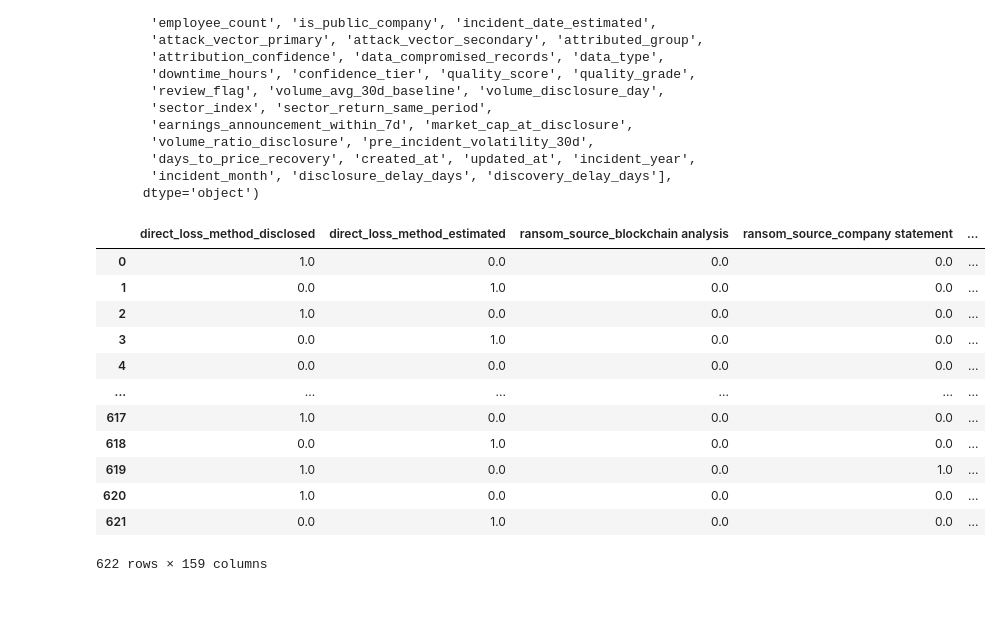
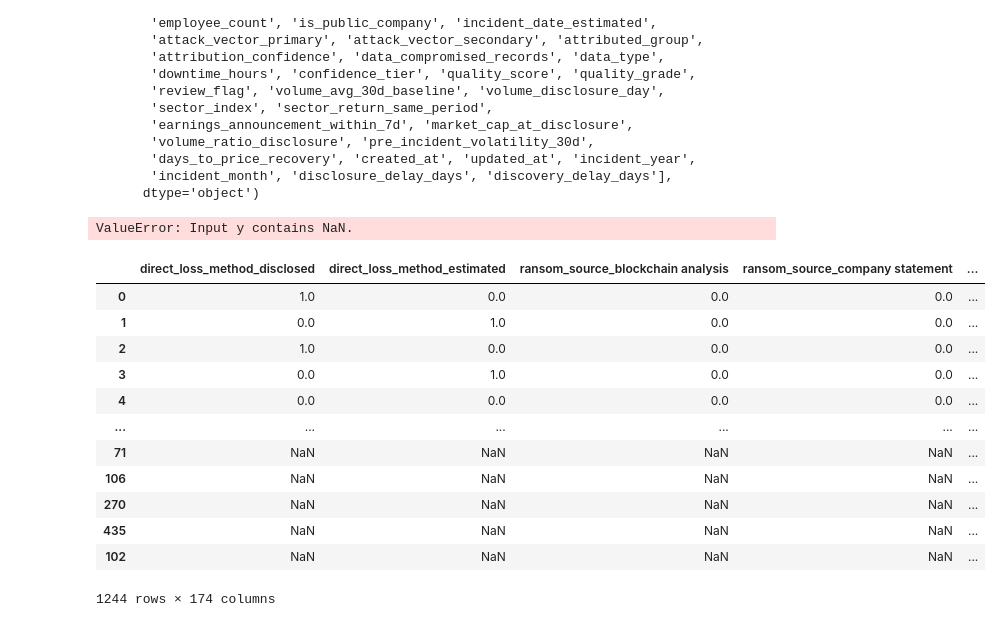
Before and after one commit to subhan0rizwan/cyber-loss-KNN, a Jupyter notebook: KNN - Cyber.ipynb, the cells around one changed output. Cells and saved outputs as stored; diff of their text form; code cells hidden in the pictures.

```diff
--- a/KNN - Cyber.ipynb
+++ b/KNN - Cyber.ipynb
@@ -229,22 +228,45 @@ categorical_columns = X_train.select_dtypes(include=['object']).fillna('Unknown'
 encoder = OneHotEncoder(sparse_output=False, drop='first', handle_unknown='ignore')
 
 encoded1 = encoder.fit_transform(X_train[categorical_columns])
+# %%
+from sklearn.compose import make_column_transformer
+from sklearn.impute import SimpleImputer
+from sklearn.compose import make_column_selector
+from sklearn.svm import SVC
+
+num_pipe = make_pipeline(
+    SimpleImputer(strategy="median"),
+    StandardScaler()
+)
+
+preprocessor = make_column_transformer(
+    (OneHotEncoder(sparse_output=False, drop='first', handle_unknown='ignore'), make_column_selector(dtype_include=object)),
+    (num_pipe,      make_column_selector(dtype_include=['int64', 'float64']))
+)
+
+model = make_pipeline(
+    preprocessor,
+    KNeighborsClassifier(n_neighbors=3),
+)
+
+model.fit(X_train, y_train)
+# %% [output]
+ValueError: Input y contains NaN.
 # %%
 encoded_cat = pd.DataFrame(encoded1, columns = encoder.get_feature_names_out(categorical_columns))
 
-
-encoded_cat
+X_train_encoded = pd.concat([encoded_cat, X_train.select_dtypes(include=['float'])])
 # %% [output]
 |  | direct_loss_method_disclosed | direct_loss_method_estimated | ransom_source_blockchain analysis | ransom_source_company statement | ... |
 | 0 | 1.0 | 0.0 | 0.0 | 0.0 | ... |
 | 1 | 0.0 | 1.0 | 0.0 | 0.0 | ... |
 | 2 | 1.0 | 0.0 | 0.0 | 0.0 | ... |
 | 3 | 0.0 | 1.0 | 0.0 | 0.0 | ... |
 | 4 | 0.0 | 0.0 | 0.0 | 0.0 | ... |
 | ... | ... | ... | ... | ... | ... |
-| 617 | 1.0 | 0.0 | 0.0 | 0.0 | ... |
-| 618 | 0.0 | 1.0 | 0.0 | 0.0 | ... |
-| 619 | 1.0 | 0.0 | 0.0 | 1.0 | ... |
-| 620 | 1.0 | 0.0 | 0.0 | 0.0 | ... |
-| 621 | 0.0 | 1.0 | 0.0 | 0.0 | ... |
+| 71 | NaN | NaN | NaN | NaN | ... |
+| 106 | NaN | NaN | NaN | NaN | ... |
+| 270 | NaN | NaN | NaN | NaN | ... |
+| 435 | NaN | NaN | NaN | NaN | ... |
+| 102 | NaN | NaN | NaN | NaN | ... |
-622 rows × 159 columns
+1244 rows × 174 columns
```
Also changed, not shown: parts of 1 cell of this notebook.
